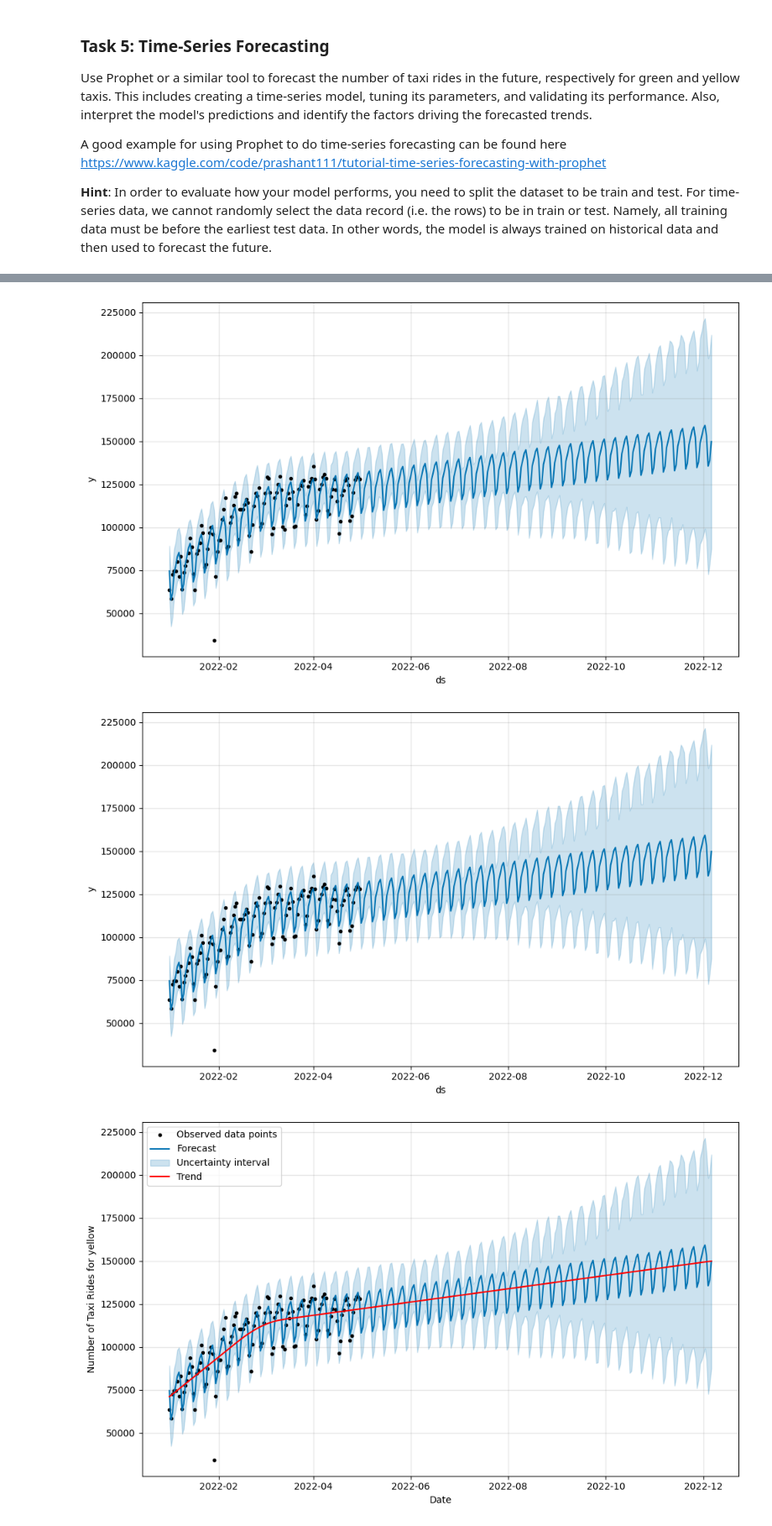
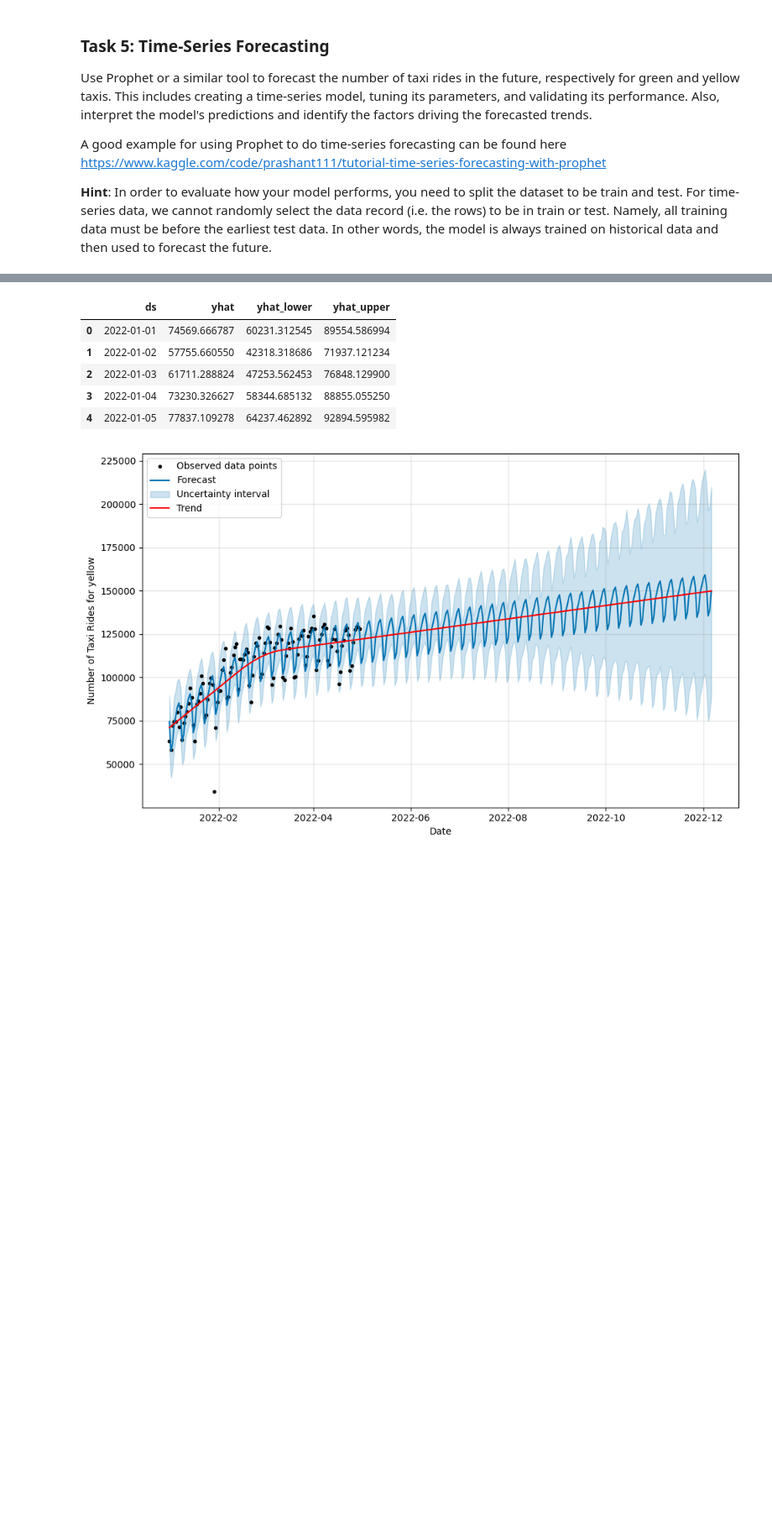
Before and after one commit to Strongside-87/Project-Delivery, a Jupyter notebook: 4_temporal_spatial_data_analysis.ipynb, the cells around one changed output, grey strips where cells are left out. Shown at 84% size. Drawn from its saved outputs; the diff is of its cells as text; code cells hidden in the pictures; blank space fills up the shorter version.

```diff
--- a/4_temporal_spatial_data_analysis.ipynb
+++ b/4_temporal_spatial_data_analysis.ipynb
@@ -635,5 +753,5 @@ future_dates
 forecast = yellow_model.predict(future_dates)
 forecast[['ds', 'yhat', 'yhat_lower', 'yhat_upper']].head()
 
-yellow_model.plot(forecast, uncertainty = True)
+#yellow_model.plot(forecast, uncertainty = True)
 # %% [output]
@@ -642,5 +760,9 @@ yellow_model.plot(forecast, uncertainty = True)
-[figure, removed]
-[figure, removed]
+|  | ds | yhat | yhat_lower | yhat_upper |
+| 0 | 2022-01-01 | 74569.666787 | 60231.312545 | 89554.586994 |
+| 1 | 2022-01-02 | 57755.660550 | 42318.318686 | 71937.121234 |
+| 2 | 2022-01-03 | 61711.288824 | 47253.562453 | 76848.129900 |
+| 3 | 2022-01-04 | 73230.326627 | 58344.685132 | 88855.055250 |
+| 4 | 2022-01-05 | 77837.109278 | 64237.462892 | 92894.595982 |
 # %%
 yellow_model.plot(forecast, xlabel='Date', ylabel='Number of Taxi Rides for yellow')
 plt.plot(forecast['ds'], forecast['trend'], color='red', label='Trend')
```
Also changed, not shown: parts of 24 cells of this notebook, 2 other files.
